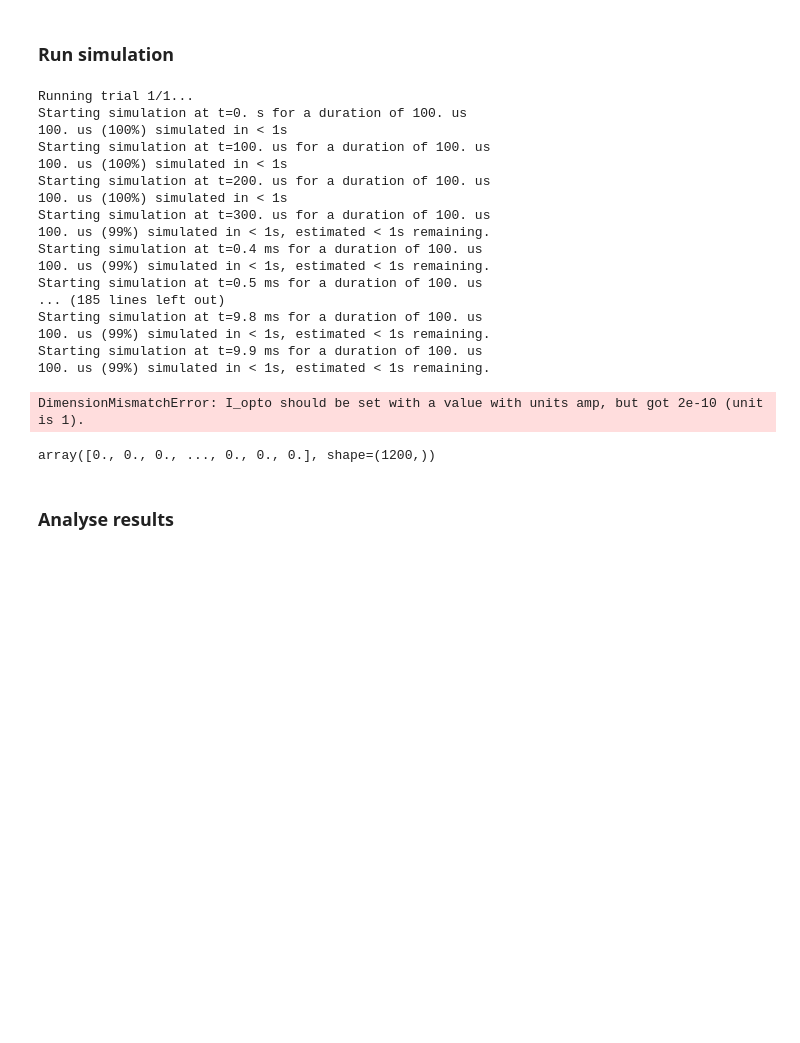
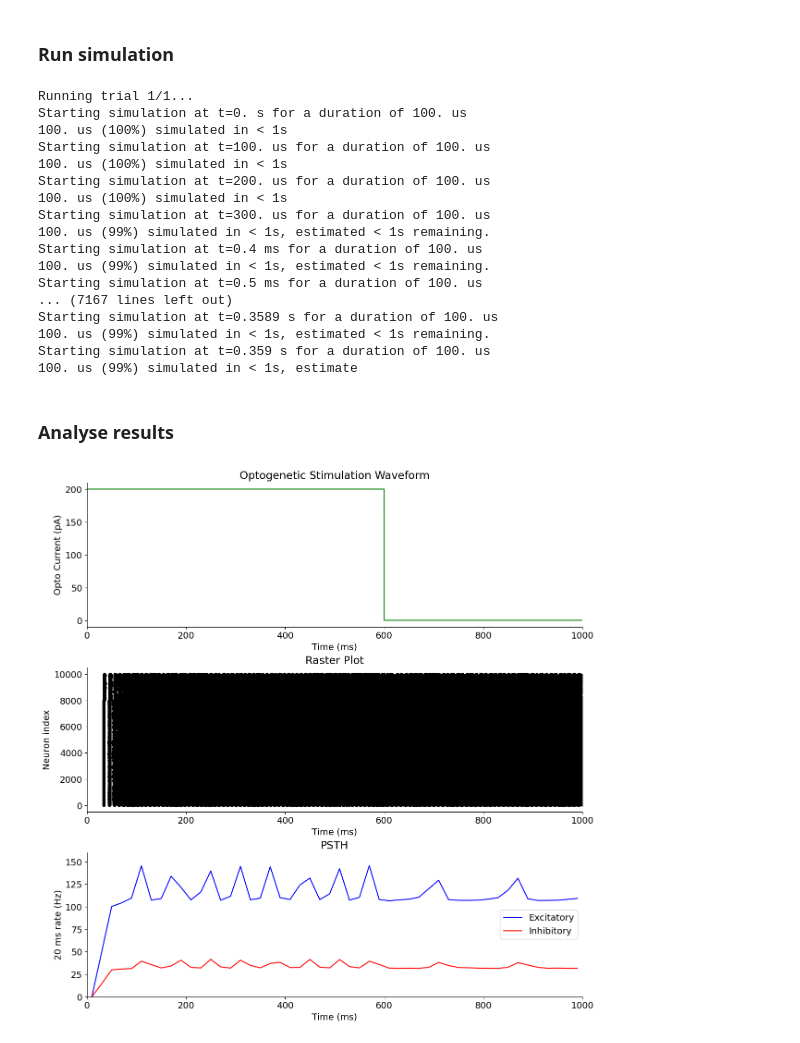
Before and after one commit to pmccthy/opto-stim-model, a Jupyter notebook: experiment_nb/02_04_26_random_ei_snn.ipynb, the cells around one changed output. Cells and saved outputs as stored; diff of their text form; code cells hidden in the pictures; blank space fills up the shorter version.

```diff
--- a/experiment_nb/02_04_26_random_ei_snn.ipynb
+++ b/experiment_nb/02_04_26_random_ei_snn.ipynb
@@ -21,12 +28,14 @@ N_inh = 2000
 p_conn = 0.02
 
 # Membrane parameters
-C_m = 900 * pF # tau = C_m/g_L = 900 pF / 10 nS = 90 ms
-g_L = 10 * nS
+C_m = 500 * pF # 900 * pF # tau = C_m/g_L = 900 pF / 10 nS = 90 ms
+g_L = 25 * nS # 10 * nS
 E_L = -60 * mV
 V_reset = -60 * mV
 V_thresh = -45 * mV
 tau_r = 5 * ms
+I_bg_exc = 260 * pA
+I_bg_inh = 140 * pA
 
 # Synapse parameters
 E_exc = 0 * mV
@@ -49,7 +58,7 @@ delay_var = 0 * ms
 # Opsin parameters
 k_exp_mean = 1 # proportion of full expression
 k_exp_var = 0
-I_max = 200 * pA # maximum photocurrent at full expression
+I_max = 1200 * pA # maximum photocurrent at full expression
 # %% [markdown]
 ### **Define model**
 # %%
@@ -170,9 +179,9 @@ syn_ie.delay = ie_delay_vals * ms
 # Simulation parameters
 dt = 0.1 * ms
 
-t_stim = 100 * ms
-t_pre = 10 * ms
-t_post = 10 * ms
+t_stim = 600 * ms
+t_pre = 0 * ms
+t_post = 400 * ms
 t_total = t_pre + t_stim + t_post
 
 n_timesteps_total = int(t_total / dt)
@@ -232,15 +237,10 @@ Starting simulation at t=300. us for a duration of 100. us
 Starting simulation at t=0.4 ms for a duration of 100. us
 100. us (99%) simulated in < 1s, estimated < 1s remaining.
 Starting simulation at t=0.5 ms for a duration of 100. us
-... (185 lines left out)
-Starting simulation at t=9.8 ms for a duration of 100. us
+... (7167 lines left out)
+Starting simulation at t=0.3589 s for a duration of 100. us
 100. us (99%) simulated in < 1s, estimated < 1s remaining.
-Starting simulation at t=9.9 ms for a duration of 100. us
-100. us (99%) simulated in < 1s, estimated < 1s remaining.
+Starting simulation at t=0.359 s for a duration of 100. us
+100. us (99%) simulated in < 1s, estimate
-DimensionMismatchError: I_opto should be set with a value with units amp, but got 2e-10 (unit is 1).
-# %%
-stim_array
-# %% [output]
-array([0., 0., 0., ..., 0., 0., 0.], shape=(1200,))
 # %% [markdown]
 ### **Analyse results**
@@ -250,0 +247,53 @@ array([0., 0., 0., ..., 0., 0., 0.], shape=(1200,))
+# %%
+sigma = 0.001 # standard deviation for Gaussian kernel (in bins)
+# %%
+fig, ax = plt.subplots(nrows=3, ncols=1, figsize=(12, 12))
+
+# stim waveform
+ax[0].set_title("Optogenetic Stimulation Waveform")
+ax[0].plot(np.arange(n_timesteps_total) * dt/ms, stim_array/pA, "-g")
+ax[0].set_xlabel("Time (ms)")
+ax[0].set_ylabel("Opto Current (pA)")
+ax[0].set_xlim(0, t_total/ms)
+
+# raster plot
+ax[1].set_title("Raster Plot")
+ax[1].plot(spike_mon.t/ms, spike_mon.i, ".k")
+ax[1].set_xlabel("Time (ms)")
+ax[1].set_ylabel("Neuron index")
+ax[1].set_xlim(0, t_total/ms)
+
+# PSTH
+bin_size = 20 * ms
+bins = np.arange(0, t_total + bin_size, bin_size)
+bin_centers = (bins[:-1] + bins[1:]) / 2
+spike_counts, _ = np.histogram(spike_mon.t, bins=bins)
+exc_spike_counts, _ = np.histogram(spike_mon.t[spike_mon.i < N_exc], bins=bins)
+inh_spike_counts, _ = np.histogram(spike_mon.t[spike_mon.i >= N_exc], bins=bins)
+
+# histogram PSTHs
+# ax[2].bar(bin_centers * 1000, spike_counts, width=bin_size/ms, color="gray", edgecolor="black")
+# ax[2].bar(bin_centers * 1000, spike_counts, width=bin_size/ms, color="gray", edgecolor="black")
+# ax[2].bar(bin_centers * 1000, exc_spike_counts, width=bin_size/ms, color="blue", edgecolor="black")
+# ax[2].bar(bin_centers * 1000, inh_spike_counts, width=bin_size/ms, color="red", edgecolor="black")
+
+# smoothed PSTH
+smoothed_exc = gaussian_filter1d(exc_spike_counts, sigma)
+smoothed_inh = gaussian_filter1d(inh_spike_counts, sigma)
+
+# normalise to get in units of firing rate (spikes/s)
+smoothed_exc = smoothed_exc / bin_size / N_exc
+smoothed_inh = smoothed_inh / bin_size / N_inh
+
+ax[2].set_title("PSTH")
+ax[2].plot(bin_centers * 1000, smoothed_exc, "-b", label="Excitatory")
+ax[2].plot(bin_centers * 1000, smoothed_inh, "-r", label="Inhibitory")
+ax[2].legend()
+
+ax[2].set_xlabel("Time (ms)")
+ax[2].set_ylabel(f"{bin_size/ms:.0f} ms rate (Hz)")
+ax[2].set_xlim(0, t_total/ms)
+ax[2].set_ylim(0, max(smoothed_exc.max(), smoothed_inh.max()) * 1.1)
+fig.set_constrained_layout(True)
+# %% [output]
+[figure, added]
```
Also changed, not shown: parts of 4 cells of this notebook.
